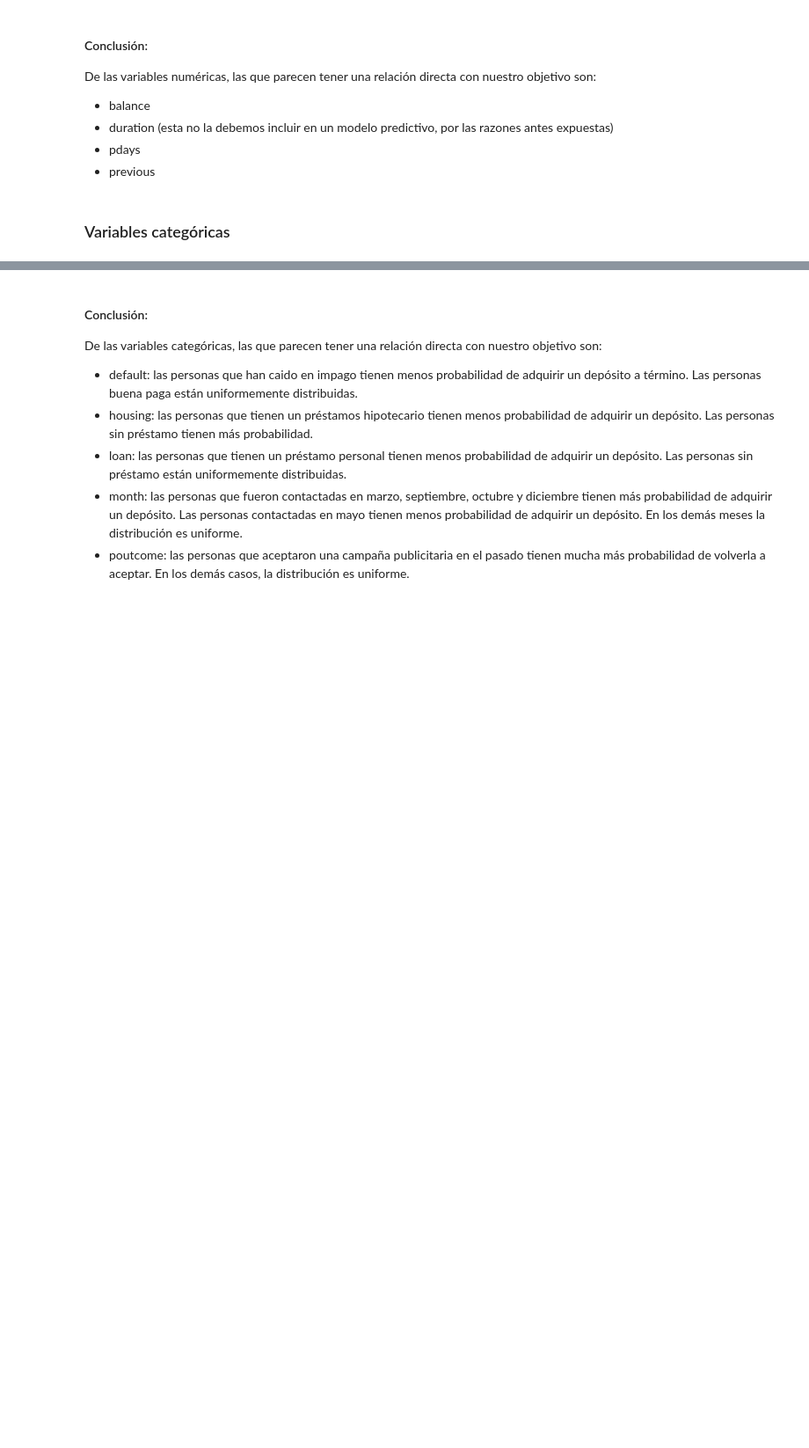
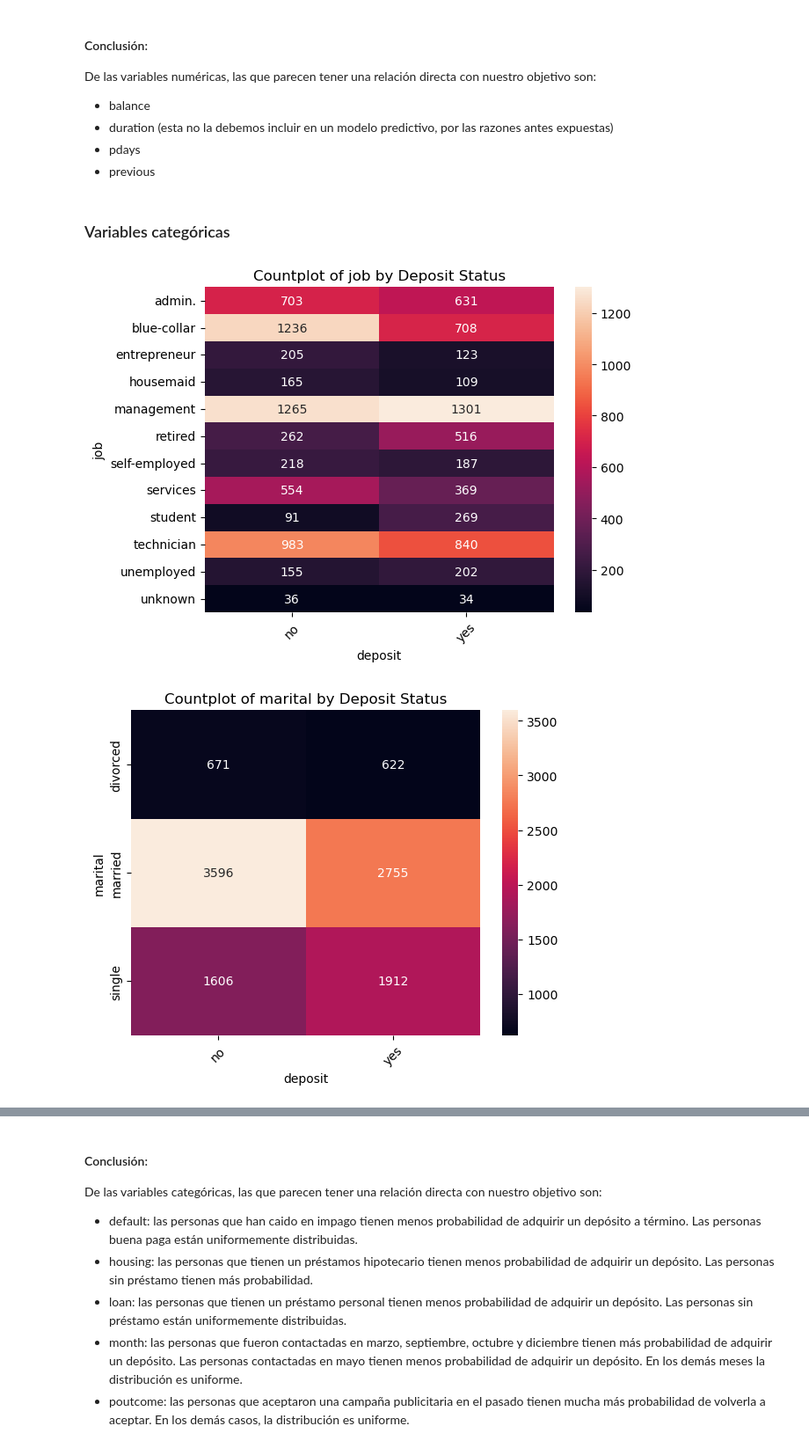
Before and after one commit to esjimenezro/meb2025, a Jupyter notebook: modulo3/tema9/1-modelos-regresion-logistica.ipynb, the cells around one changed output, grey strips where cells are left out. Shown at 88% size. Saved outputs shown, nothing was run; the diff lists cells and outputs as text; code cells hidden in the pictures; blank space fills up the shorter version.

```diff
--- a/modulo3/tema9/1-modelos-regresion-logistica.ipynb
+++ b/modulo3/tema9/1-modelos-regresion-logistica.ipynb
@@ -100,0 +150,13 @@ De las variables numéricas, las que parecen tener una relación directa con nue
+# %%
+# Conteos de las diferentes categorías de las columnas categóricas, agrupado por la columna "deposit"
+for cat_col in bank_data.select_dtypes(include='object').columns:
+    if cat_col != 'deposit':
+        plt.figure()
+        df = pd.crosstab(bank_data[cat_col], bank_data['deposit'])
+        sns.heatmap(df, annot=True, fmt='d')
+        plt.title(f'Countplot of {cat_col} by Deposit Status')
+        plt.xticks(rotation=45)
+        plt.show()
+# %% [output]
+[figure, added]
+[figure, added]
```
Also changed, not shown: parts of 42 cells of this notebook, 2 other files.
